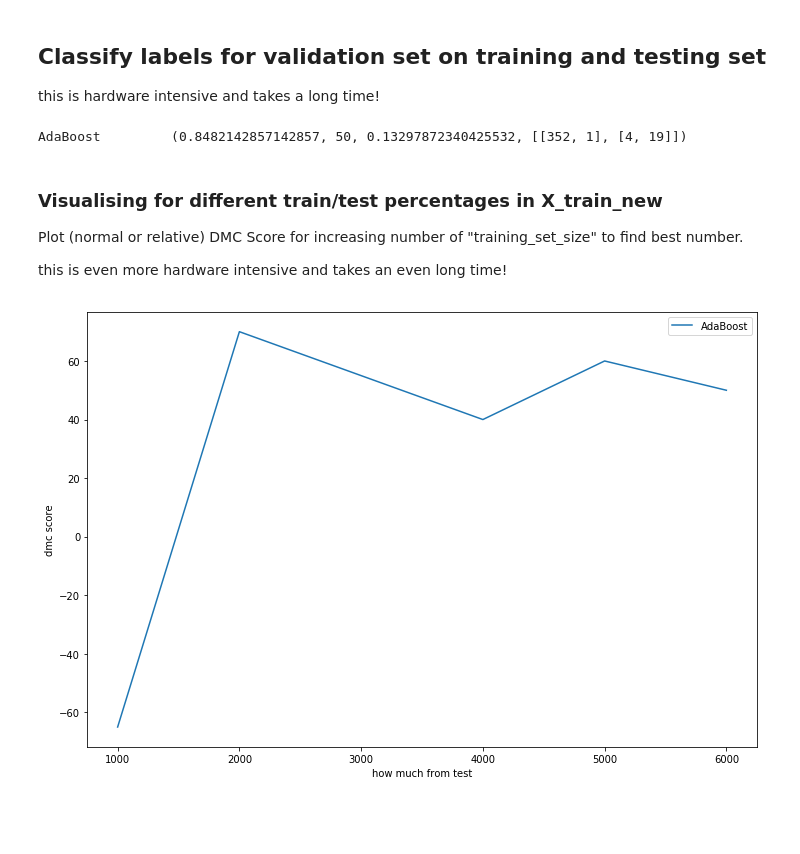
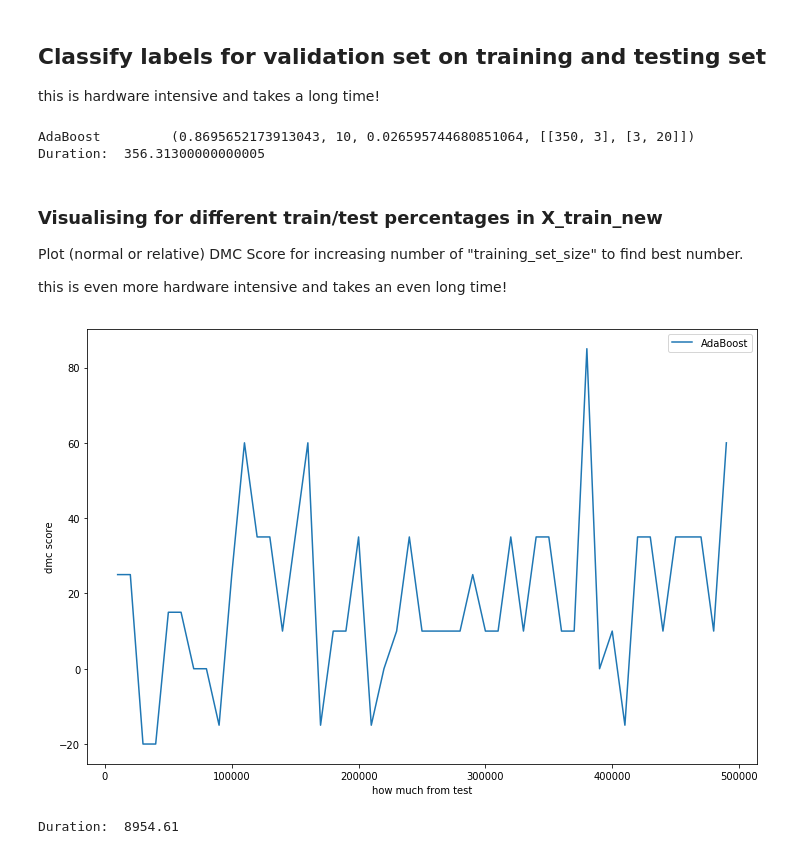
Before and after one commit to LackesLab/dmc2019, a Jupyter notebook: notebooks/semisupervised_learning_pseudo_labeling.ipynb, the cells around one changed output. Saved outputs shown, nothing was run; the diff lists cells and outputs as text; code cells hidden in the pictures; blank space fills up the shorter version.

```diff
--- a/notebooks/semisupervised_learning_pseudo_labeling.ipynb
+++ b/notebooks/semisupervised_learning_pseudo_labeling.ipynb
@@ -24,9 +32,9 @@ Download our custom Dataset splits and the unlabeled Test Set:
 # %% [markdown]
 Import Data:
 # %%
-df_train_original = pd.read_csv("train_new.csv", sep="|")
-df_val_original = pd.read_csv("val_new.csv", sep="|")
-df_test_original = pd.read_csv("test.csv", sep="|")
+df_train_original = pd.read_csv("../data/train_new.csv", sep="|")
+df_val_original = pd.read_csv("../data/val_new.csv", sep="|")
+df_test_original = pd.read_csv("../data/test.csv", sep="|")
 df_train_original.head(2)
 # %% [output]
 |  | trustLevel | totalScanTimeInSeconds | grandTotal | lineItemVoids | scansWithoutRegistration | ... |
@@ -120,33 +128,42 @@ Shapes: (499624, 10) (499624,)
 this is hardware intensive and takes a long time!
 # %%
 # Now test inference with semi supervised learned new training dataset
-training_set_size = 6000    # maximum is X_test.shape[0], but we can use less for faster training.
+training_set_size = X_test.shape[0]    # maximum is X_test.shape[0], but we can use less for faster training.
                             # TODO: when running on high perfomance CPU, please set to maximum.
+
+start = time.monotonic()
 
 classifier_adb = AdaBoostClassifier(base_estimator=DecisionTreeClassifier(max_depth=3), n_estimators=500, algorithm='SAMME', random_state=1)
 classifier_adb.fit(X_train_new[0:training_set_size], y_train_new[0:training_set_size])  # training, this is slow and takes long
+
 print("AdaBoost", "\t", score_function(y_val, classifier_adb.predict(X_val)) )            # inference, fast
+duration = time.monotonic() - start
+print("Duration: ", duration)
 # %% [output]
-AdaBoost         (0.8482142857142857, 50, 0.13297872340425532, [[352, 1], [4, 19]])
+AdaBoost         (0.8695652173913043, 10, 0.026595744680851064, [[350, 3], [3, 20]])
+Duration:  356.31300000000005
 # %% [markdown]
 ### Visualising for different train/test percentages in X_train_new
 Plot (normal or relative) DMC Score for increasing number of "training_set_size" to find best number.
 
 this is even more hardware intensive and takes an even long time!
 # %%
-stepsize = 1000
-
+stepsize = 10000
+start_plot = time.monotonic()
 dmc_score = []
 for i in range(stepsize,training_set_size+1,stepsize):
   classifier_adb = AdaBoostClassifier(base_estimator=DecisionTreeClassifier(max_depth=3), n_estimators=500, algorithm='SAMME', random_state=1)
   classifier_adb.fit(X_train_new[0:i], y_train_new[0:i])  # training, this is slow and takes long
   dmc_score.append(score_function(y_val, classifier_adb.predict(X_val))[1])
 
 plt.figure(figsize=(12, 8))
 plt.xlabel('how much from test')
 plt.ylabel('dmc score')
 plt.plot(range(stepsize,training_set_size+1,stepsize), dmc_score, label="AdaBoost")
 plt.legend()
 plt.show()
+duration_plot = time.monotonic() - start
+print("Duration: ", duration_plot)
 # %% [output]
-[figure, old version]
+[figure, new version]
+Duration:  8954.61
```
Also changed, not shown: parts of 2 cells of this notebook.
